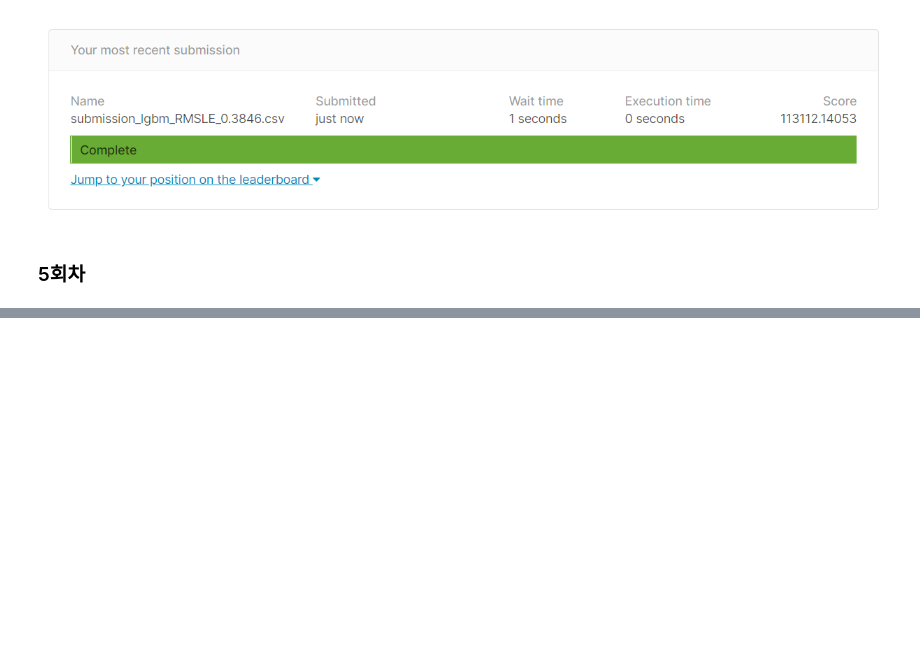
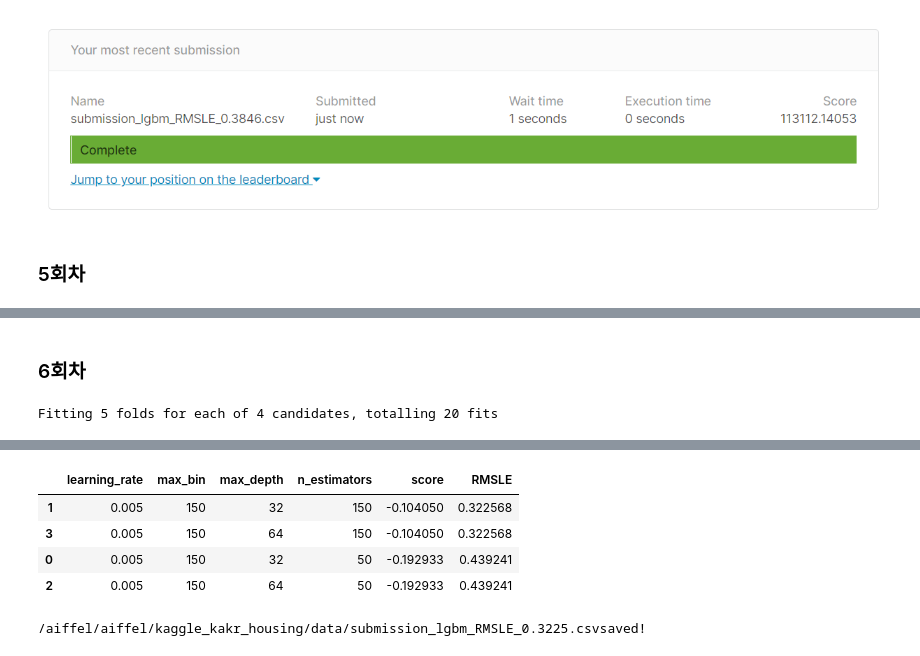
Before and after one commit to tunastorm/aiffel_lms, a Jupyter notebook: kaggle_kakr_housing/[E-06] conqueror_of_leaderboard_ycw.ipynb, the cells around one changed output, grey strips where cells are left out. Cells and saved outputs as stored; diff of their text form; code cells hidden in the pictures; blank space fills up the shorter version.

```diff
--- a/kaggle_kakr_housing/[E-06] conqueror_of_leaderboard_ycw.ipynb
+++ b/kaggle_kakr_housing/[E-06] conqueror_of_leaderboard_ycw.ipynb
@@ -724,0 +745,14 @@ param_grid = {
+# %% [markdown]
+### 6회차
+# %%
+param_grid = {
+    'n_estimators': [50, 150],
+    'max_depth': [32, 64],
+    'learning_rate': [0.005],
+    'max_bin': [150]
+}
+
+model = LGBMRegressor(random_state=random_state)
+my_GridSearch(model, train, y, param_grid, verbose=2, n_jobs=5)
+# %% [output]
+Fitting 5 folds for each of 4 candidates, totalling 20 fits
@@ -724,0 +761,9 @@ param_grid = {
+|  | learning_rate | max_bin | max_depth | n_estimators | score | RMSLE |
+| 1 | 0.005 | 150 | 32 | 150 | -0.104050 | 0.322568 |
+| 3 | 0.005 | 150 | 64 | 150 | -0.104050 | 0.322568 |
+| 0 | 0.005 | 150 | 32 | 50 | -0.192933 | 0.439241 |
+| 2 | 0.005 | 150 | 64 | 50 | -0.192933 | 0.439241 |
+# %%
+save_submission(model, train, y, test, 'lgbm', rmsle='0.3225')
+# %% [output]
+/aiffel/aiffel/kaggle_kakr_housing/data/submission_lgbm_RMSLE_0.3225.csvsaved!
```
Also changed, not shown: parts of 8 cells of this notebook.
